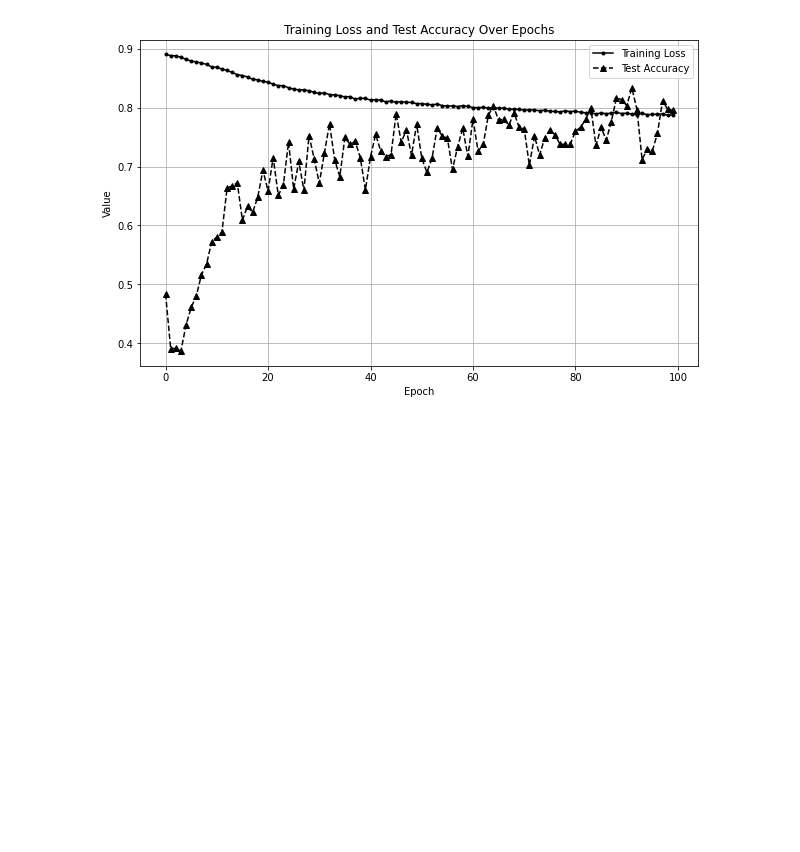
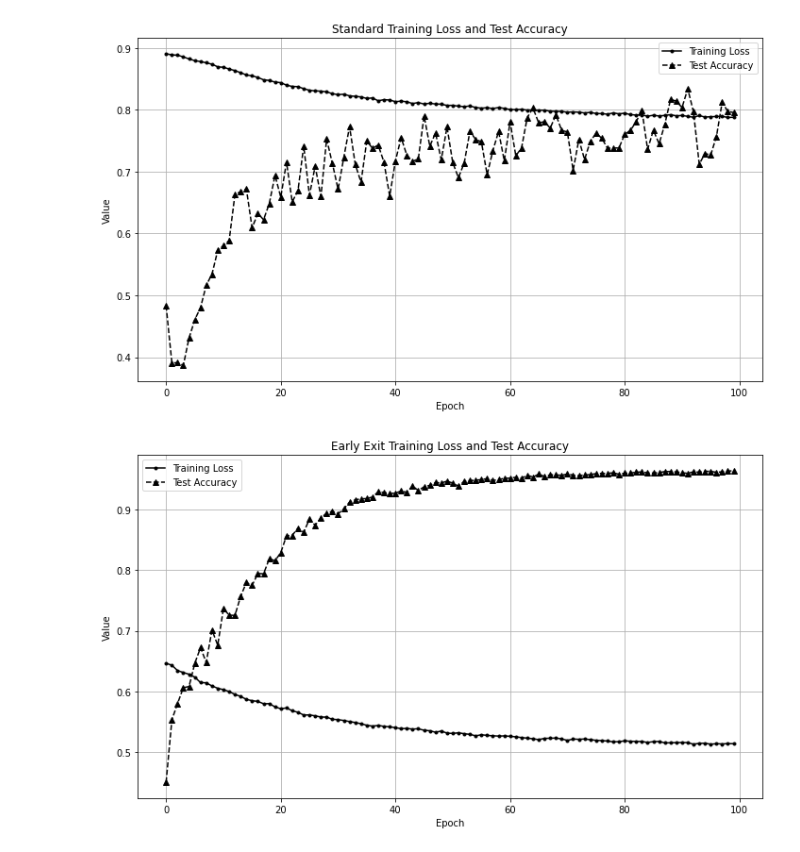
Before and after one commit to ColeHarten/cs242-final-project-group3, a Jupyter notebook: training_visualizations/parser_and_plotter.ipynb, the cells around one changed output. Drawn from its saved outputs; the diff is of its cells as text; code cells hidden in the pictures; blank space fills up the shorter version.

```diff
--- a/training_visualizations/parser_and_plotter.ipynb
+++ b/training_visualizations/parser_and_plotter.ipynb
@@ -51,20 +72,30 @@ import matplotlib.pyplot as plt
 # %%
-def plot_training_metrics(df):
+def plot_training_metrics(df, name):
     plt.figure(figsize=(10, 6))
 
+    # Plotting Training Loss and Test Accuracy
     plt.plot(df['Epoch'], df['Train_Seg_Loss'], label='Training Loss', color='black', marker='.', linestyle='-')
     plt.plot(df['Epoch'], df['Test_Overall_Acc'], label='Test Accuracy', color='black', marker='^', linestyle='--')
 
-    plt.title('Training Loss and Test Accuracy Over Epochs')
+    # Adding titles and labels
+    plt.title(f'{name} Training Loss and Test Accuracy')
     plt.xlabel('Epoch')
     plt.ylabel('Value')
     plt.grid(True)
     plt.legend()
+
+    # Saving the figure before showing
+    plt.tight_layout()
+    plt.savefig(f"{name}.png")
     plt.show()
 
+# Load the datasets
 df = pd.read_csv("parsed_data.csv")
+df_ee = pd.read_csv("parsed_data_early_exit.csv")
 
 # Call the function to plot
-plot_training_metrics(df)
+plot_training_metrics(df, "Standard")
+plot_training_metrics(df_ee, "Early Exit")
 # %% [output]
-[figure, old version]
+[figure, new version]
+[figure, added]
```
Also changed, not shown: parts of 1 cell of this notebook, 1 other file.
